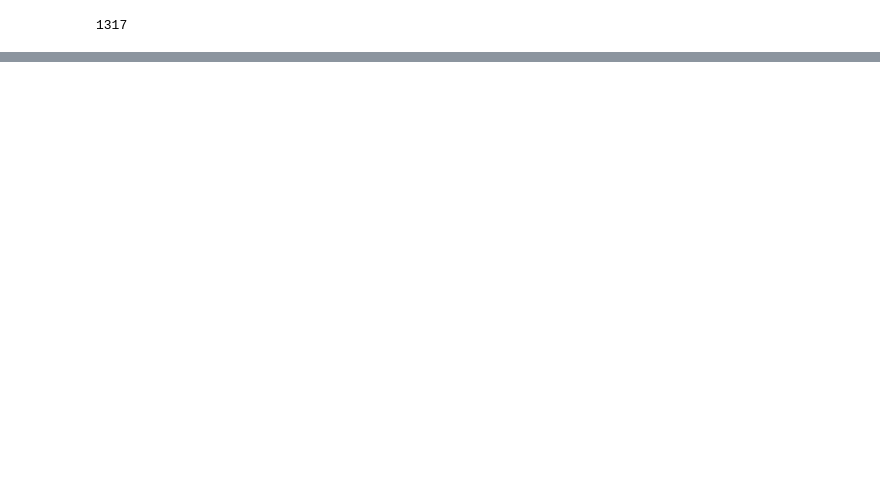
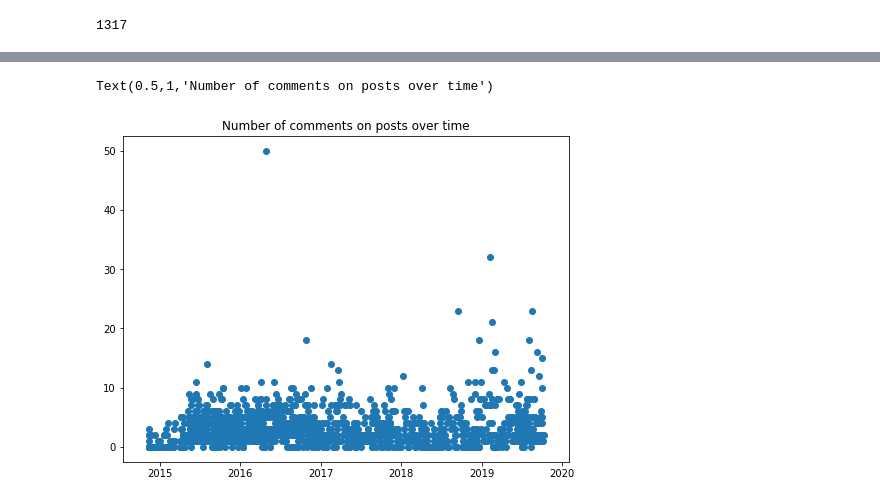
Before and after one commit to ssrosa/grotto, a Jupyter notebook: index.ipynb, the cells around one changed output, grey strips where cells are left out. Cells and saved outputs as stored; diff of their text form; code cells hidden in the pictures; blank space fills up the shorter version.

```diff
--- a/index.ipynb
+++ b/index.ipynb
@@ -65,0 +145,7 @@ requests.get(f'https://graph.facebook.com/v4.0/{oldest}?fields=comments,like_cou
+# %%
+fig = plt.figure(figsize = (8,6))
+plt.scatter(df.index, df['comments_count'])
+plt.title('Number of comments on posts over time')
+# %% [output]
+Text(0.5,1,'Number of comments on posts over time')
+[figure, added]
```
Also changed, not shown: parts of 23 cells of this notebook, 1 other file.
